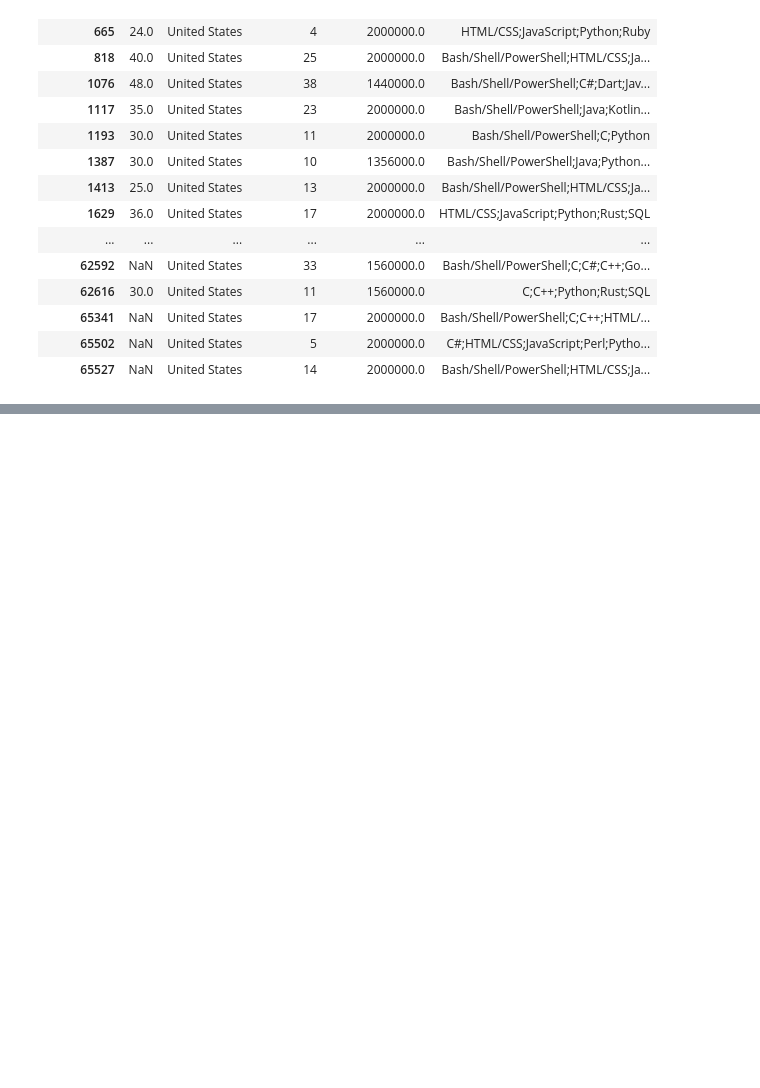
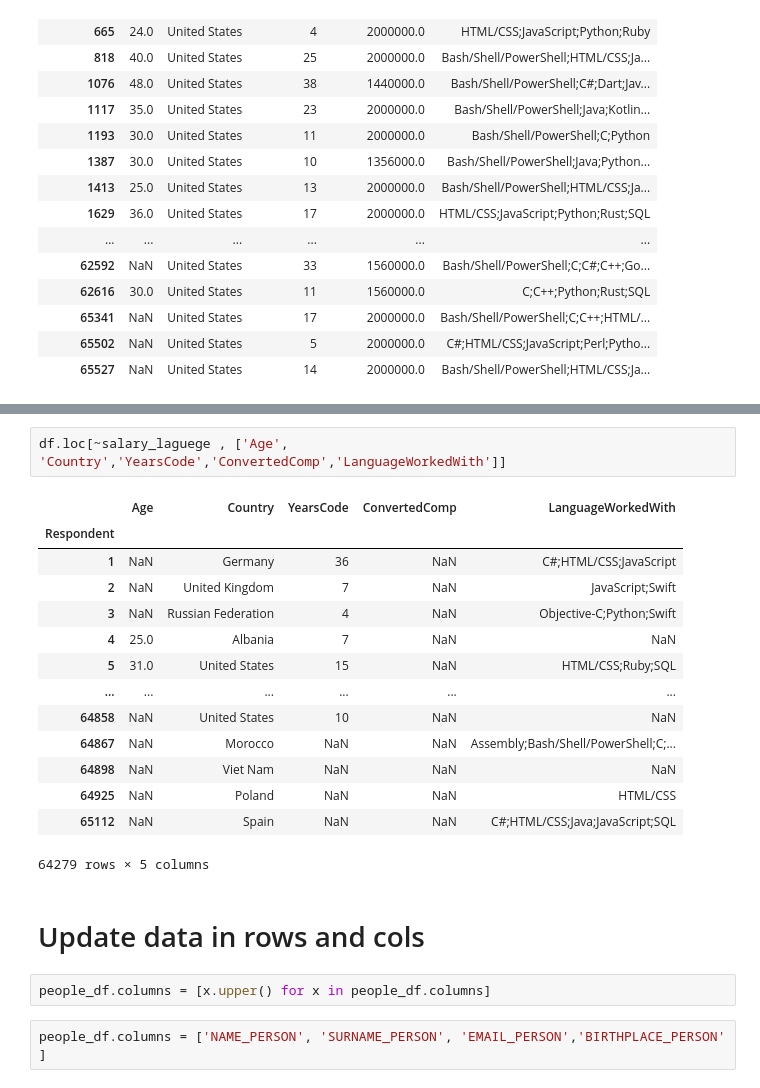
Before and after one commit to Pranav-India/Pandas, a Jupyter notebook: pandas.ipynb, the cells around one changed output, grey strips where cells are left out. Saved outputs shown, nothing was run; the diff lists cells and outputs as text; blank space fills up the shorter version.

```diff
--- a/load_data.ipynb
+++ b/pandas.ipynb
@@ -300,0 +397,23 @@ df.loc[salary_laguege , ['Age', 'Country','YearsCode','ConvertedComp','LanguageW
+# %%
+df.loc[~salary_laguege , ['Age', 'Country','YearsCode','ConvertedComp','LanguageWorkedWith']]
+# %% [output]
+|  | Age | Country | YearsCode | ConvertedComp | LanguageWorkedWith |
+| Respondent |  |  |  |  |  |
+| 1 | NaN | Germany | 36 | NaN | C#;HTML/CSS;JavaScript |
+| 2 | NaN | United Kingdom | 7 | NaN | JavaScript;Swift |
+| 3 | NaN | Russian Federation | 4 | NaN | Objective-C;Python;Swift |
+| 4 | 25.0 | Albania | 7 | NaN | NaN |
+| 5 | 31.0 | United States | 15 | NaN | HTML/CSS;Ruby;SQL |
+| ... | ... | ... | ... | ... | ... |
+| 64858 | NaN | United States | 10 | NaN | NaN |
+| 64867 | NaN | Morocco | NaN | NaN | Assembly;Bash/Shell/PowerShell;C;... |
+| 64898 | NaN | Viet Nam | NaN | NaN | NaN |
+| 64925 | NaN | Poland | NaN | NaN | HTML/CSS |
+| 65112 | NaN | Spain | NaN | NaN | C#;HTML/CSS;Java;JavaScript;SQL |
+64279 rows × 5 columns
+# %% [markdown]
+# Update data in rows and cols
+# %%
+people_df.columns = [x.upper() for x in people_df.columns]
+# %%
+people_df.columns = ['NAME_PERSON', 'SURNAME_PERSON', 'EMAIL_PERSON','BIRTHPLACE_PERSON'  ]
```
Also changed, not shown: parts of 68 cells of this notebook.
